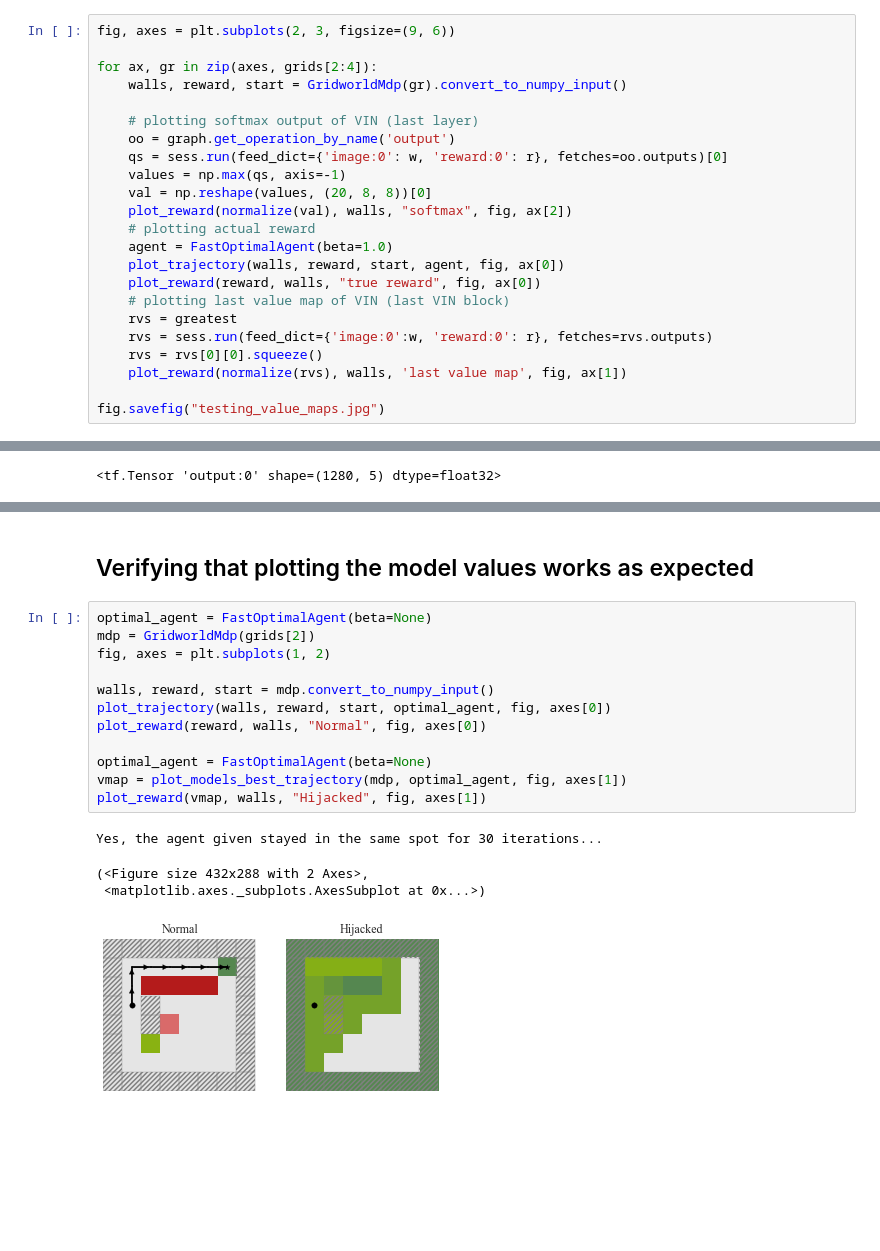
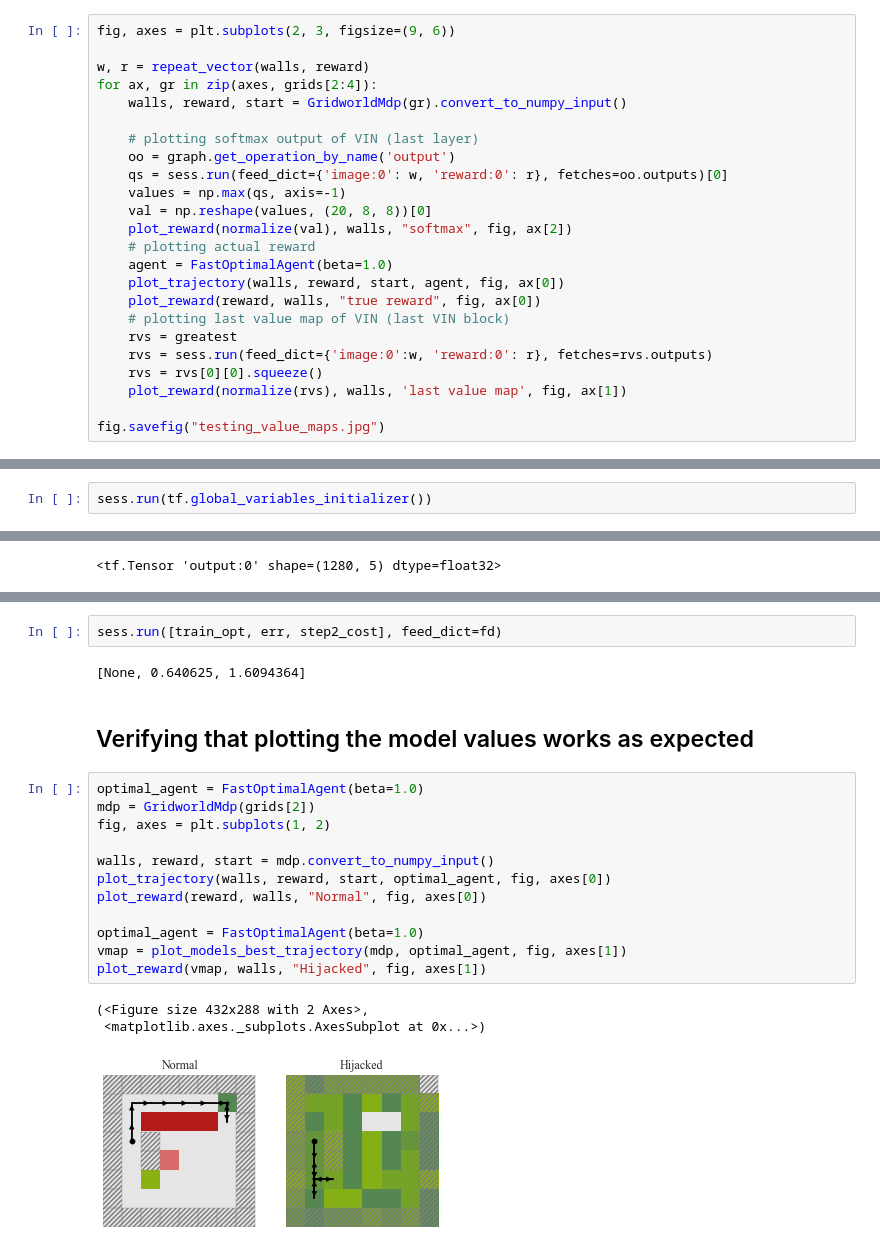
Before and after one commit to HumanCompatibleAI/learning_biases, a Jupyter notebook: Plotting Value Heat Map.ipynb, the cells around one changed output, grey strips where cells are left out. Cells and saved outputs as stored; diff of their text form; blank space fills up the shorter version.

```diff
--- a/Plotting Value Heat Map.ipynb
+++ b/Plotting Value Heat Map.ipynb
@@ -120,6 +192,7 @@ def normalize(vals):
 # %%
 fig, axes = plt.subplots(2, 3, figsize=(9, 6))
 
+w, r = repeat_vector(walls, reward)
 for ax, gr in zip(axes, grids[2:4]):
     walls, reward, start = GridworldMdp(gr).convert_to_numpy_input()
 
@@ -279,6 +354,8 @@ def generate_data_for_reward(mdp, agent):
 
     walls, rewards, start_state = mdp.convert_to_numpy_input()
     return action_dists
+# %%
+sess.run(tf.global_variables_initializer())
 # %%
 def visualize_inferred_on_grid(grid, train_agent, optimal_agent, ax, norm=False, ax_title=None,
                               num_epochs=40, verbosity=3):
@@ -469,19 +600,22 @@ Batch 0 of 1
+# %%
+sess.run([train_opt, err, step2_cost], feed_dict=fd)
+# %% [output]
+[None, 0.640625, 1.6094364]
 # %% [markdown]
 ## Verifying that plotting the model values works as expected
 # %%
-optimal_agent = FastOptimalAgent(beta=None)
+optimal_agent = FastOptimalAgent(beta=1.0)
 mdp = GridworldMdp(grids[2])
 fig, axes = plt.subplots(1, 2)
 
 walls, reward, start = mdp.convert_to_numpy_input()
 plot_trajectory(walls, reward, start, optimal_agent, fig, axes[0])
 plot_reward(reward, walls, "Normal", fig, axes[0])
 
-optimal_agent = FastOptimalAgent(beta=None)
+optimal_agent = FastOptimalAgent(beta=1.0)
 vmap = plot_models_best_trajectory(mdp, optimal_agent, fig, axes[1])
 plot_reward(vmap, walls, "Hijacked", fig, axes[1])
 # %% [output]
-Yes, the agent given stayed in the same spot for 30 iterations...
+(<Figure size 432x288 with 2 Axes>,
+ <matplotlib.axes._subplots.AxesSubplot at 0x...>)
-(<Figure size 432x288 with 2 Axes>,
- <matplotlib.axes._subplots.AxesSubplot at 0x...>)
-[figure, old version]
+[figure, new version]
```
Also changed, not shown: parts of 18 cells of this notebook, 1 other file.
